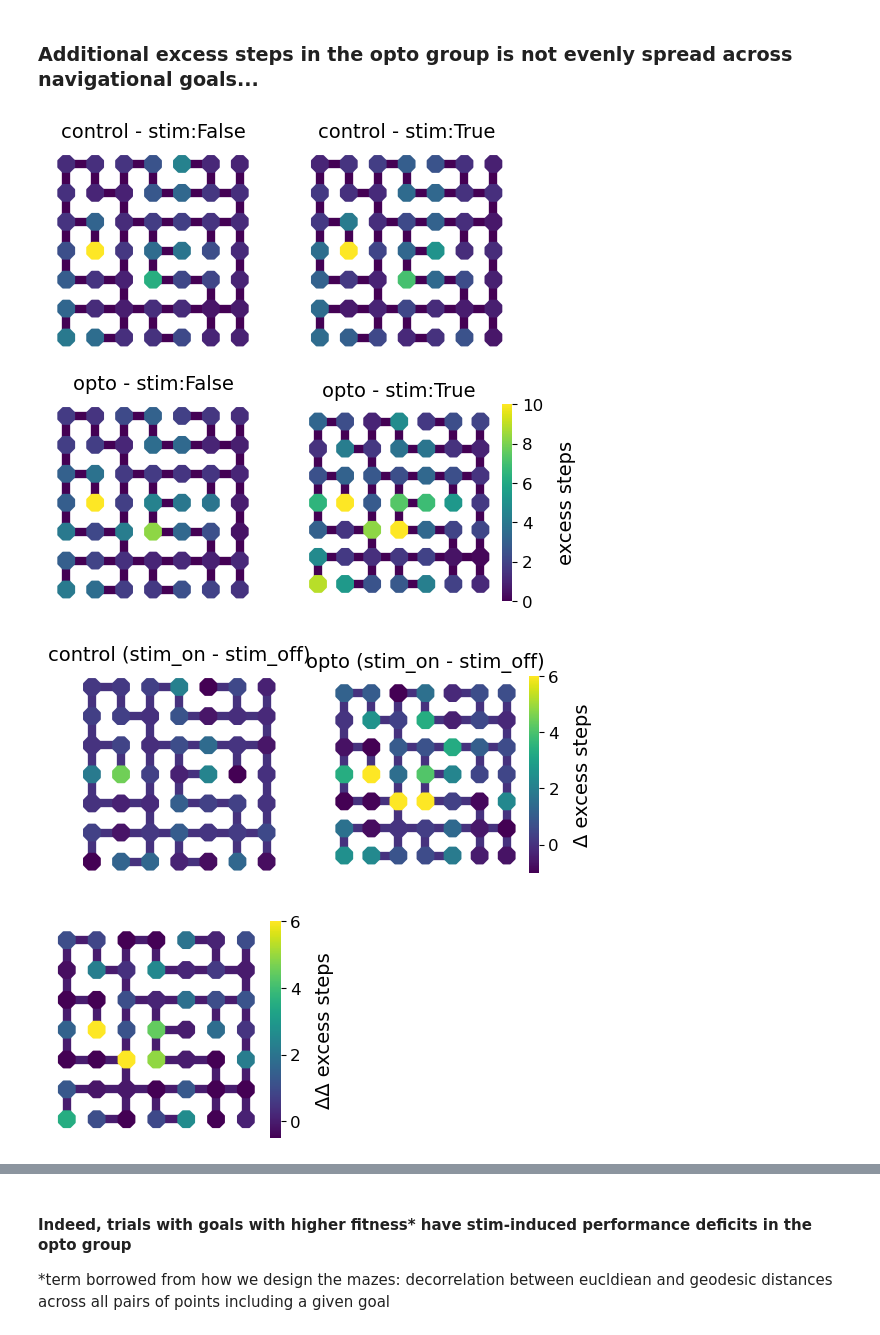
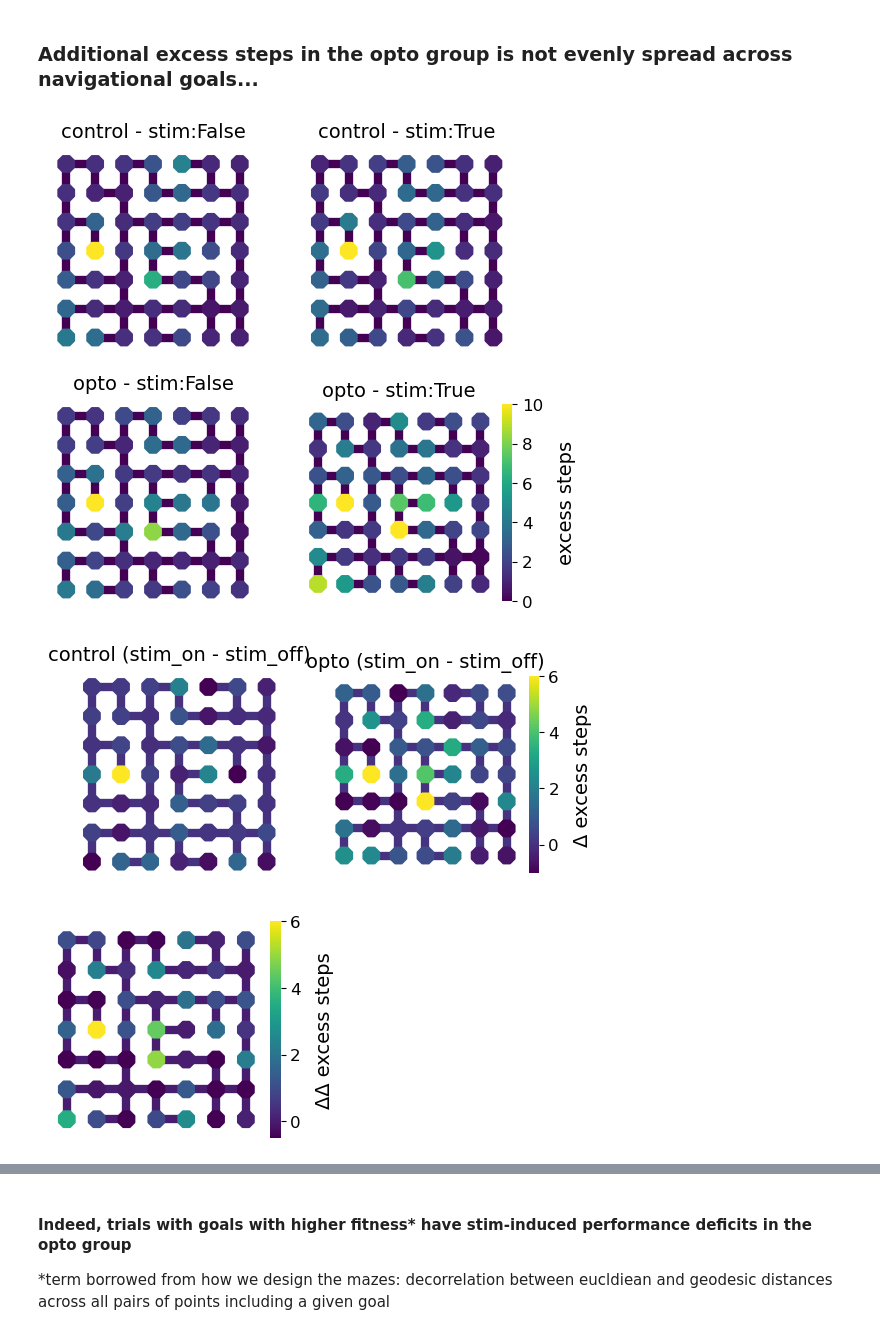
Before and after one commit to peterdoohan/goalNav_mFC-opto3, a Jupyter notebook: code/Notebooks/performance_metrics.ipynb, the cells around one changed output, grey strips where cells are left out. Saved outputs shown, nothing was run; the diff lists cells and outputs as text; code cells hidden in the pictures.

```diff
--- a/code/Notebooks/performance_metrics.ipynb
+++ b/code/Notebooks/performance_metrics.ipynb
@@ -206,29 +206,29 @@ excess_steps_df = pm.get_performance_df()
 # %%
 reload(es)
 for maze in ["maze_1", "maze_2"]:
     f1, axes1 = plt.subplots(2, 2, figsize=(6, 6))
     f2, axes2 = plt.subplots(1, 2, figsize=(6, 3))
     f3, axes3 = plt.subplots(1, 1, figsize=(3, 3))
     for pa, v_range, axes in zip(
         ["raw", "delta", "delta_delta"],
         [(None, 10), (-1, 6), (-0.5, 6)],
         [axes1, axes2, axes3],
     ):
         es.plot_excess_steps_by_goal_heatmap_summary(
             excess_steps_df,
-            outlier_thres=250,
+            outlier_thres=200,
             maze_name=maze,
             vmin=v_range[0],
             vmax=v_range[1],
             plot_as=pa,
             colormap="viridis",
             axes=axes,
         )
     f1.savefig(f"../results/figures/excess_steps_heatmap_{maze}_summary_raw.pdf")
     f2.savefig(f"../results/figures/excess_steps_heatmap_{maze}_summary_delta.pdf")
     f3.savefig(f"../results/figures/excess_steps_heatmap_{maze}_summary_delta_delta.pdf")
 # %% [output]
-[figure, old version]
+[figure, new version]
-[figure, old version]
+[figure, new version]
-[figure, old version]
+[figure, new version]
 [figure]
```
Also changed, not shown: parts of 8 cells of this notebook, 2 other files.
